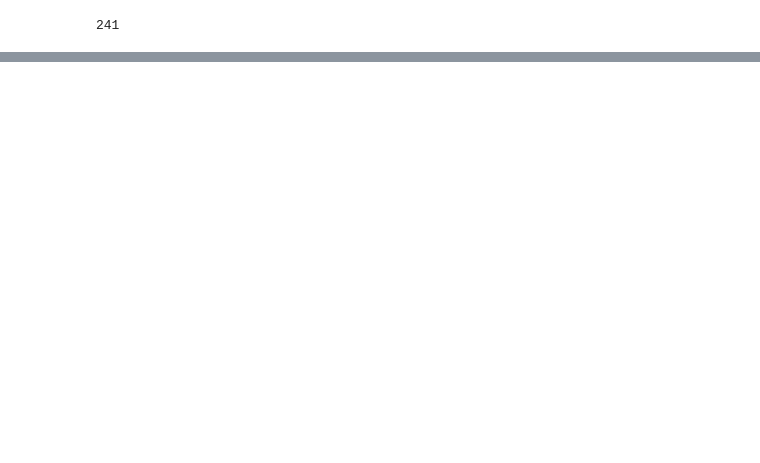
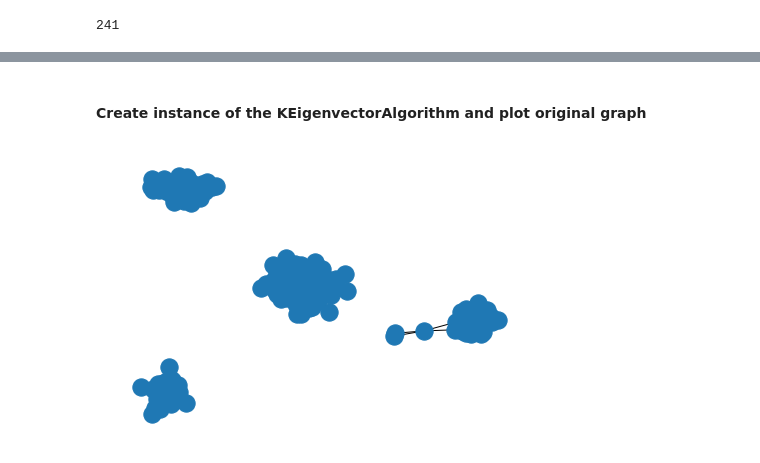
Before and after one commit to workinn/ID2222, a Jupyter notebook: lab4/HW4.ipynb, the cells around one changed output, grey strips where cells are left out. Saved outputs shown, nothing was run; the diff lists cells and outputs as text; code cells hidden in the pictures; blank space fills up the shorter version.

```diff
--- a/lab4/HW4.ipynb
+++ b/lab4/HW4.ipynb
@@ -133,0 +255,14 @@ What to do here? :))
+# %%
+example1 = './data/example1.dat'
+
+with open(example1) as file:
+  lines = [line.rstrip().split(',') for line in file]
+
+example1_edgeList = np.array(lines, dtype=int) - 1
+# %% [markdown]
+#### Create instance of the KEigenvectorAlgorithm and plot original graph
+# %%
+example1Graph = KEigenvectorAlgorithm(example1_edgeList)
+example1Graph.plotOriginalGraph()
+# %% [output]
+[figure, added]
```
Also changed, not shown: parts of 35 cells of this notebook.
